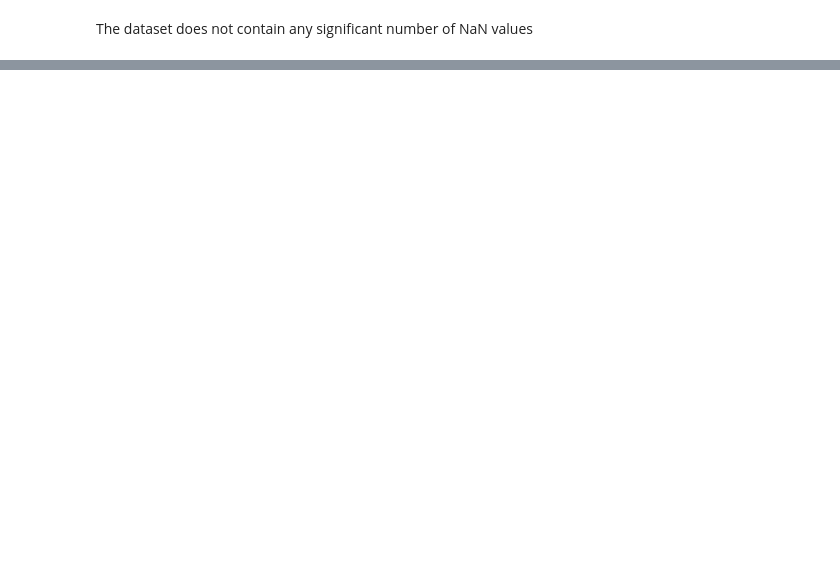
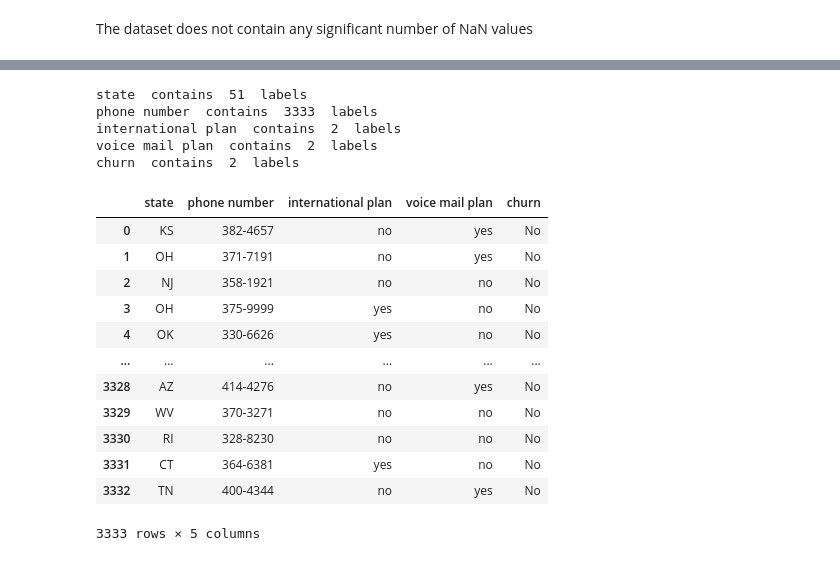
Before and after one commit to Giwanji/dsc-phase3-project, a Jupyter notebook: churn_prediction_model.ipynb, the cells around one changed output, grey strips where cells are left out. Drawn from its saved outputs; the diff is of its cells as text; code cells hidden in the pictures; blank space fills up the shorter version.

```diff
--- a/churn_prediction_model.ipynb
+++ b/churn_prediction_model.ipynb
@@ -228,0 +247,28 @@ syria_telcom_df.isnull
+# %%
+# check for cardinality in categorical variables
+
+for var in categorical:
+
+    print(var, ' contains ', len(df[var].unique()), ' labels')
+# %% [output]
+state  contains  51  labels
+phone number  contains  3333  labels
+international plan  contains  2  labels
+voice mail plan  contains  2  labels
+churn  contains  2  labels
+# %%
+categorical_variables
+# %% [output]
+|  | state | phone number | international plan | voice mail plan | churn |
+| 0 | KS | 382-4657 | no | yes | No |
+| 1 | OH | 371-7191 | no | yes | No |
+| 2 | NJ | 358-1921 | no | no | No |
+| 3 | OH | 375-9999 | yes | no | No |
+| 4 | OK | 330-6626 | yes | no | No |
+| ... | ... | ... | ... | ... | ... |
+| 3328 | AZ | 414-4276 | no | yes | No |
+| 3329 | WV | 370-3271 | no | no | No |
+| 3330 | RI | 328-8230 | no | no | No |
+| 3331 | CT | 364-6381 | yes | no | No |
+| 3332 | TN | 400-4344 | no | yes | No |
+3333 rows × 5 columns
```
Also changed, not shown: parts of 15 cells of this notebook.
